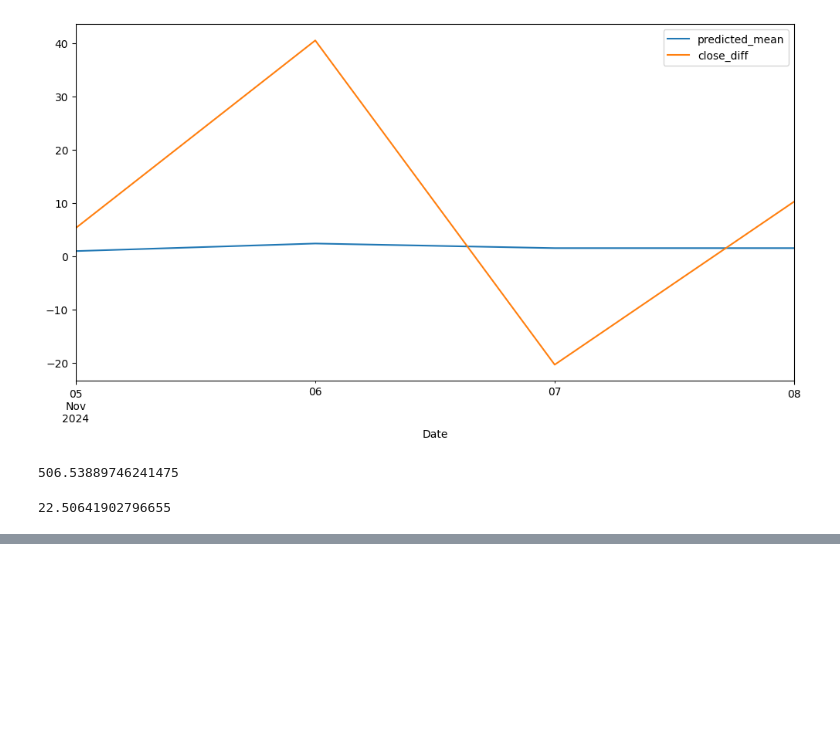
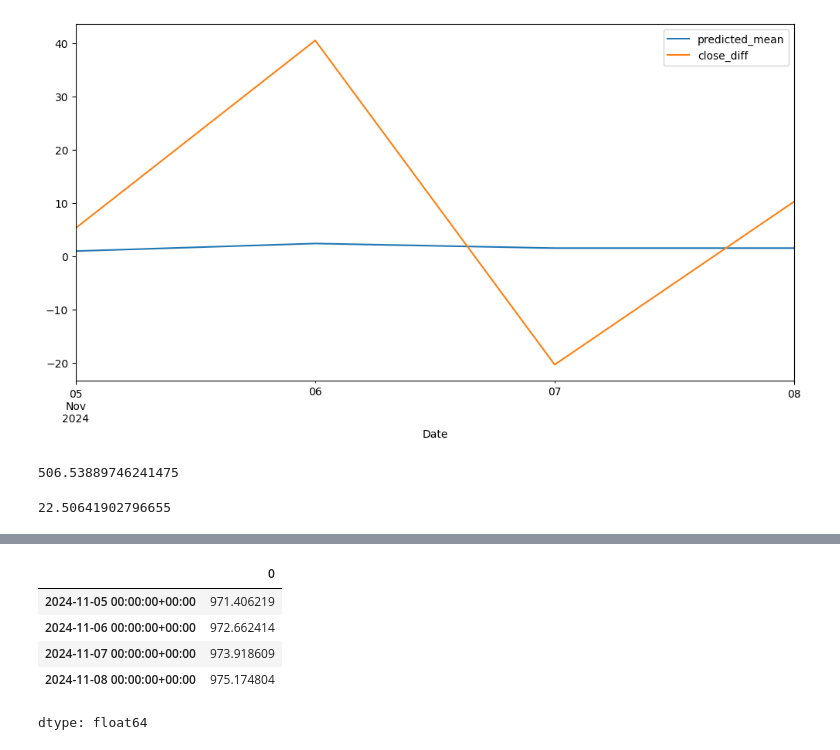
Before and after one commit to manjunathsirur1994/Time_series_forecasting, a Jupyter notebook: TimeSeriesForecasting_ARIMA.ipynb, the cells around one changed output, grey strips where cells are left out. Cells and saved outputs as stored; diff of their text form; code cells hidden in the pictures; blank space fills up the shorter version.

```diff
--- a/TimeSeriesForecasting_ARIMA.ipynb
+++ b/TimeSeriesForecasting_ARIMA.ipynb
@@ -411,0 +473,11 @@ math.sqrt(mean_squared_error(df_test['close_diff'], y_pred))
+# %%
+y_pred = model.predict(n_periods=4)
+# %%
+y_pred
+# %% [output]
+|  | 0 |
+| 2024-11-05 00:00:00+00:00 | 971.406219 |
+| 2024-11-06 00:00:00+00:00 | 972.662414 |
+| 2024-11-07 00:00:00+00:00 | 973.918609 |
+| 2024-11-08 00:00:00+00:00 | 975.174804 |
+dtype: float64
```
Also changed, not shown: parts of 13 cells of this notebook.
